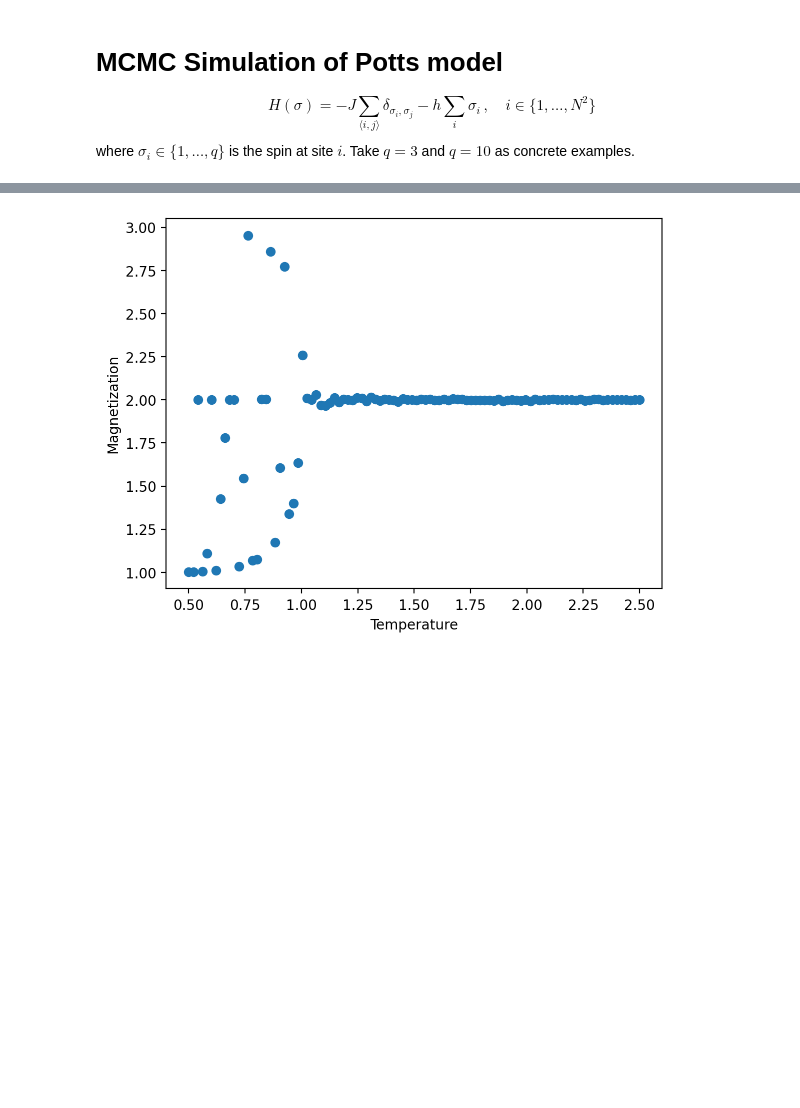
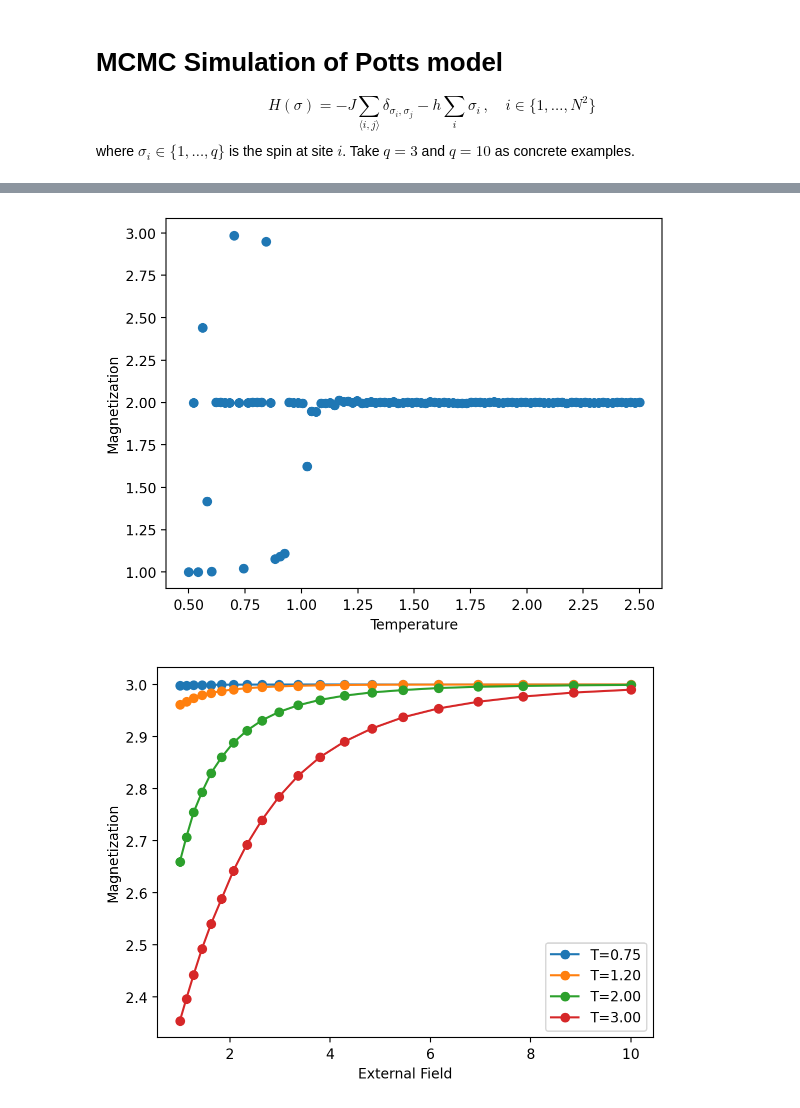
Before and after one commit to xiaoxuan-yu/Potts_MC_Simulation, a Jupyter notebook: simulation/Post-simulation.ipynb, the cells around one changed output, grey strips where cells are left out. Drawn from its saved outputs; the diff is of its cells as text; code cells hidden in the pictures; blank space fills up the shorter version.

```diff
--- a/simulation/Post-simulation.ipynb
+++ b/simulation/Post-simulation.ipynb
@@ -212,7 +173,7 @@ def magnetization(spin_series):
     return M
 
 M_series = np.zeros(shape=(len(T_series)))
-for i in range(len(T_series)):
+for i in trange(len(T_series)):
     T = T_series[i]
     beta = 1/(k*T)
     # load data
@@ -228,6 +189,31 @@ plt.xlabel('Temperature')
 plt.ylabel('Magnetization')
 plt.show()
 # %% [output]
-[figure, old version]
+[figure, new version]
+# %%
+# Plot magnetization w.r.t h when T=0.75,1.2,2,3
+T_set = [0.75,1.2,2,3]
+h_series = np.logspace(0,1,20)
+for i in trange(len(T_set)):
+    T = T_set[i]
+    beta = 1/(k*T)
+    M_series = np.zeros(shape=(len(h_series)))
+    for j in range(len(h_series)):
+        h = h_series[j]
+        # load data
+        if os.path.isfile('Potts_Data_h/spin_history_{}_{:.2f}_{:.2f}.npy'.format(q, h, T)):
+            data = np.load('Potts_Data_h/spin_history_{}_{:.2f}_{:.2f}.npy'.format(q, h, T))
+            data = data[data.shape[0]//2:,:,:]
+            M_series[j] = magnetization(data)
+        else:
+            raise ValueError(f'Simulation trajectory for T={T} ,q={q} and h={h} does not exist!')
+    # plot
+    plt.plot(h_series, M_series, 'o-', label='T={:.2f}'.format(T))
+plt.xlabel('External Field')
+plt.ylabel('Magnetization')
+plt.legend()
+plt.show()
+# %% [output]
+[figure, added]
 # %%
 # space correlation and characteristic length
```
Also changed, not shown: parts of 11 cells of this notebook, 5 other files.
